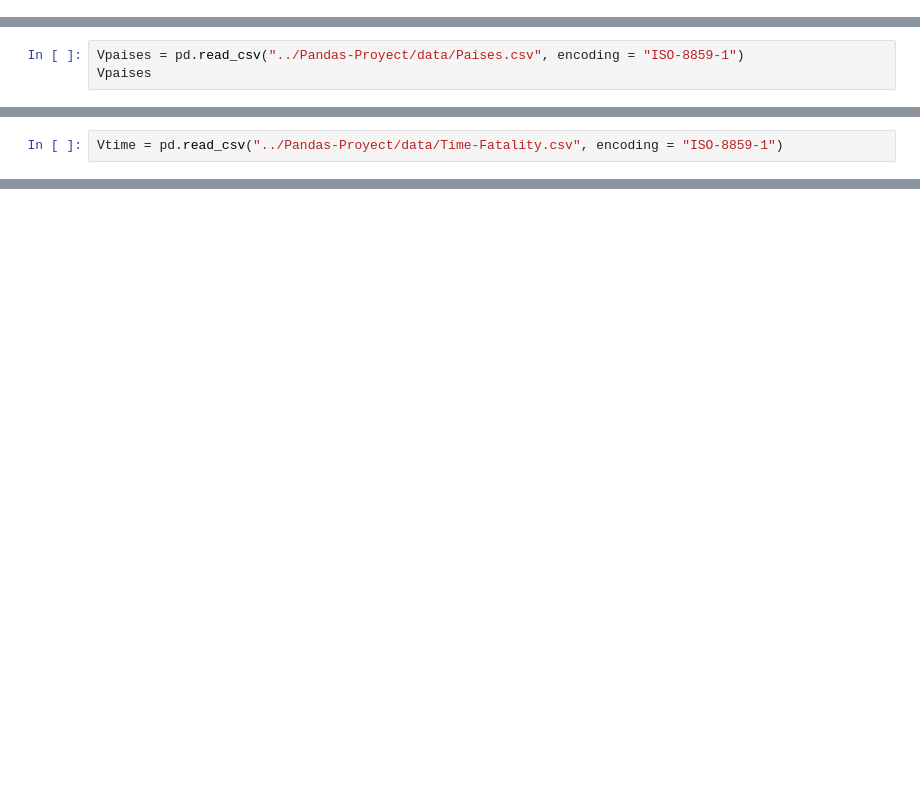
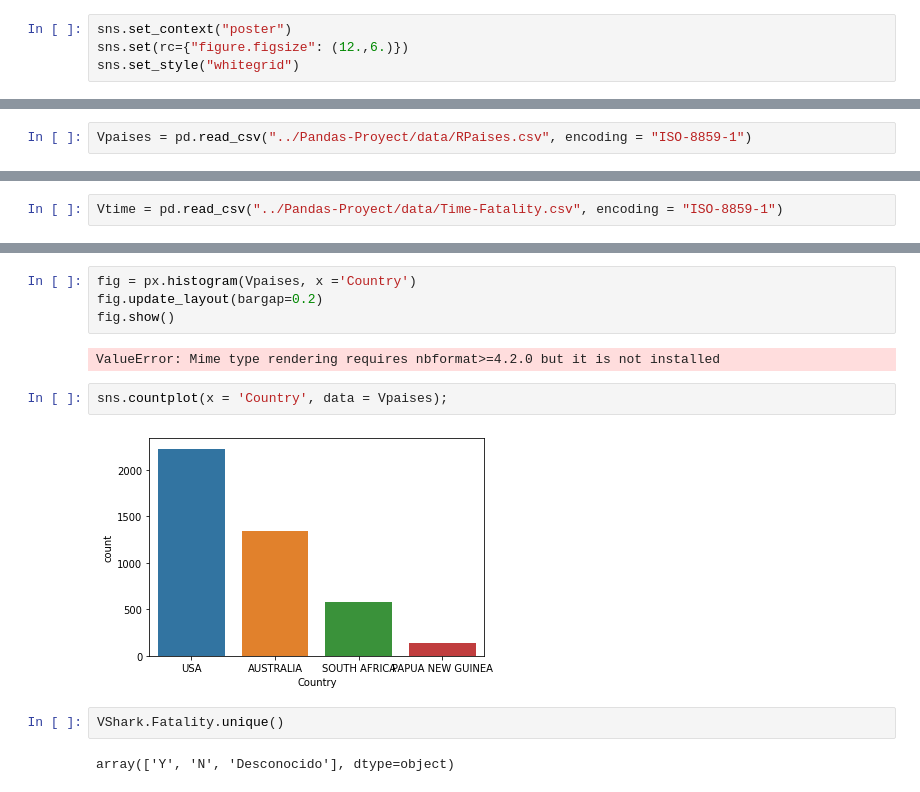
Before and after one commit to Afidalgo-fmm/Pandas-Proyect, a Jupyter notebook: Visualizacion.ipynb, the cells around one changed output, grey strips where cells are left out. Cells and saved outputs as stored; diff of their text form; blank space fills up the shorter version.

```diff
--- a/Visualizacion.ipynb
+++ b/Visualizacion.ipynb
@@ -5 +10,5 @@ import plotly.graph_objects as go
+# %%
+sns.set_context("poster")
+sns.set(rc={"figure.figsize": (12.,6.)})
+sns.set_style("whitegrid")
 # %%
@@ -7,3 +16,2 @@ VShark = pd.read_csv("../Pandas-Proyect/data/CleanShark.csv",encoding = "ISO-885
 # %%
-Vpaises = pd.read_csv("../Pandas-Proyect/data/Paises.csv", encoding = "ISO-8859-1")
-Vpaises
+Vpaises = pd.read_csv("../Pandas-Proyect/data/RPaises.csv", encoding = "ISO-8859-1")
@@ -25,0 +29,14 @@ Vshark.dropna( how = axis= 0)
+# %%
+fig = px.histogram(Vpaises, x ='Country')
+fig.update_layout(bargap=0.2)
+fig.show()
+# %% [output]
+ValueError: Mime type rendering requires nbformat>=4.2.0 but it is not installed
+# %%
+sns.countplot(x = 'Country', data = Vpaises);
+# %% [output]
+[figure, added]
+# %%
+VShark.Fatality.unique()
+# %% [output]
+array(['Y', 'N', 'Desconocido'], dtype=object)
```
Also changed, not shown: parts of 8 cells of this notebook, 2 other files.
